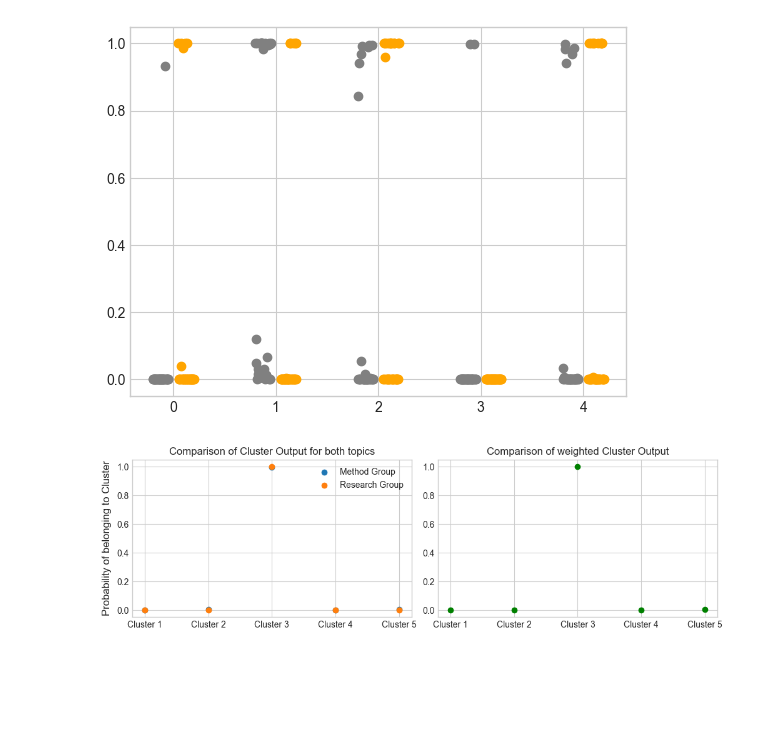
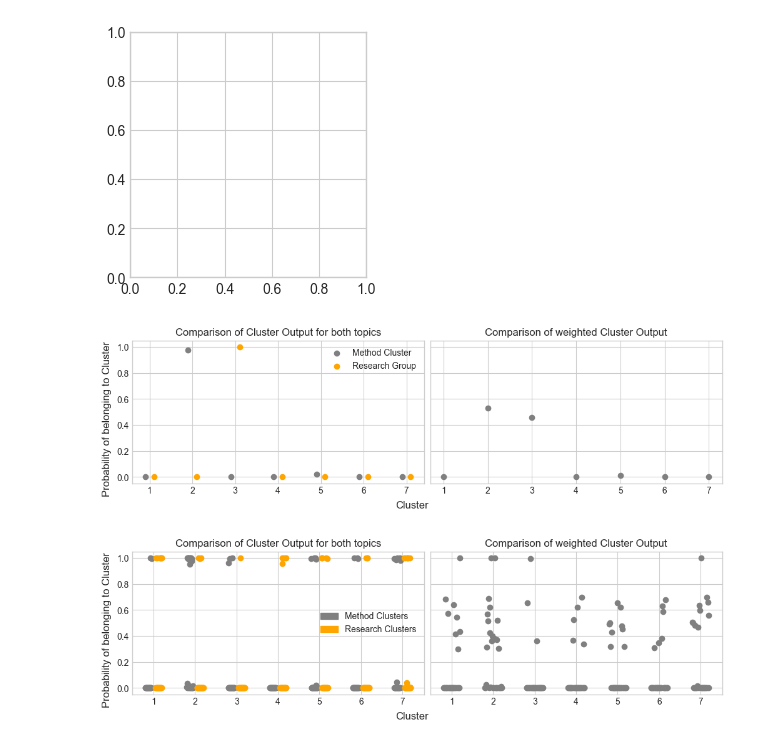
Before and after one commit to MisterXY89/byteme, a Jupyter notebook: src/explore_data.ipynb, the cells around one changed output. Drawn from its saved outputs; the diff is of its cells as text; code cells hidden in the pictures; blank space fills up the shorter version.

```diff
--- a/src/explore_data.ipynb
+++ b/src/explore_data.ipynb
@@ -6,52 +6,13 @@ import bayespy.plot as bpplt
 import pandas as pd
 # %%
 model = Recommender(sim=True)
-result = model.fit(cluster_size=5)
+result = model.fit(cluster_size=7)
-# %%
-import random
-
-method = result["method"]
-research = result["research"]
-
-with plt.style.context("seaborn-whitegrid"):
-    fig, ax = plt.subplots(1,2, constrained_layout = True, figsize =(10,3))
-
-    for xe, ye in zip(np.arange(0,method.shape[1],1), method.T):
-        x = np.linspace(xe-.2,xe-.05,len(ye))
-        ax[0].scatter(x, ye, c="gray")
-    for xe, ye in zip(np.arange(0,research.shape[1],1), research.T):
-        x = np.linspace(xe+.05,xe+.2,len(ye))
-        ax[0].scatter(x, ye, c="orange")
-    plt.show()
-# %% [output]
-[figure, removed]
-# %%
-method = result["method"]
-research = result["research"]
-weighted = result["weighted"]
-
-
-person = 27
-
-
-
-with plt.style.context("seaborn-whitegrid"):
-    fig, ax = plt.subplots(1,2, constrained_layout = True, figsize =(10,3))
-    ax[0].scatter(np.arange(0,method.shape[1],1), method[person,:], label = "Method Group")
-    ax[0].scatter(np.arange(0,method.shape[1],1), research[person,:], label = "Research Group")
-    ax[1].scatter(np.arange(0,weighted.shape[1],1), weighted[person,:], color="green")
-    ax[0].legend()
-    ax[0].set_title("Comparison of Cluster Output for both topics")
-
-    ticks = np.arange(0,method.shape[1],1)
-    labels = [f"Cluster {x+1}" for x in range(method.shape[1])]
-
-    ax[0].set_xticks(ticks)
-    ax[1].set_xticks(ticks)
-    ax[0].set_xticklabels(labels)
-    ax[1].set_xticklabels(labels)
-    ax[1].set_title("Comparison of weighted Cluster Output")
-    fig.supylabel("Probability of belonging to Cluster")
-    plt.show()
-# %% [output]
-[figure, removed]
+# %%
+model.explainProbabilities(23)
+# %% [output]
+[figure, added]
+[figure, added]
+# %%
+model.plotProbabilites()
+# %% [output]
+[figure, added]
```
Also changed, not shown: parts of 5 cells of this notebook, 1 other file.
